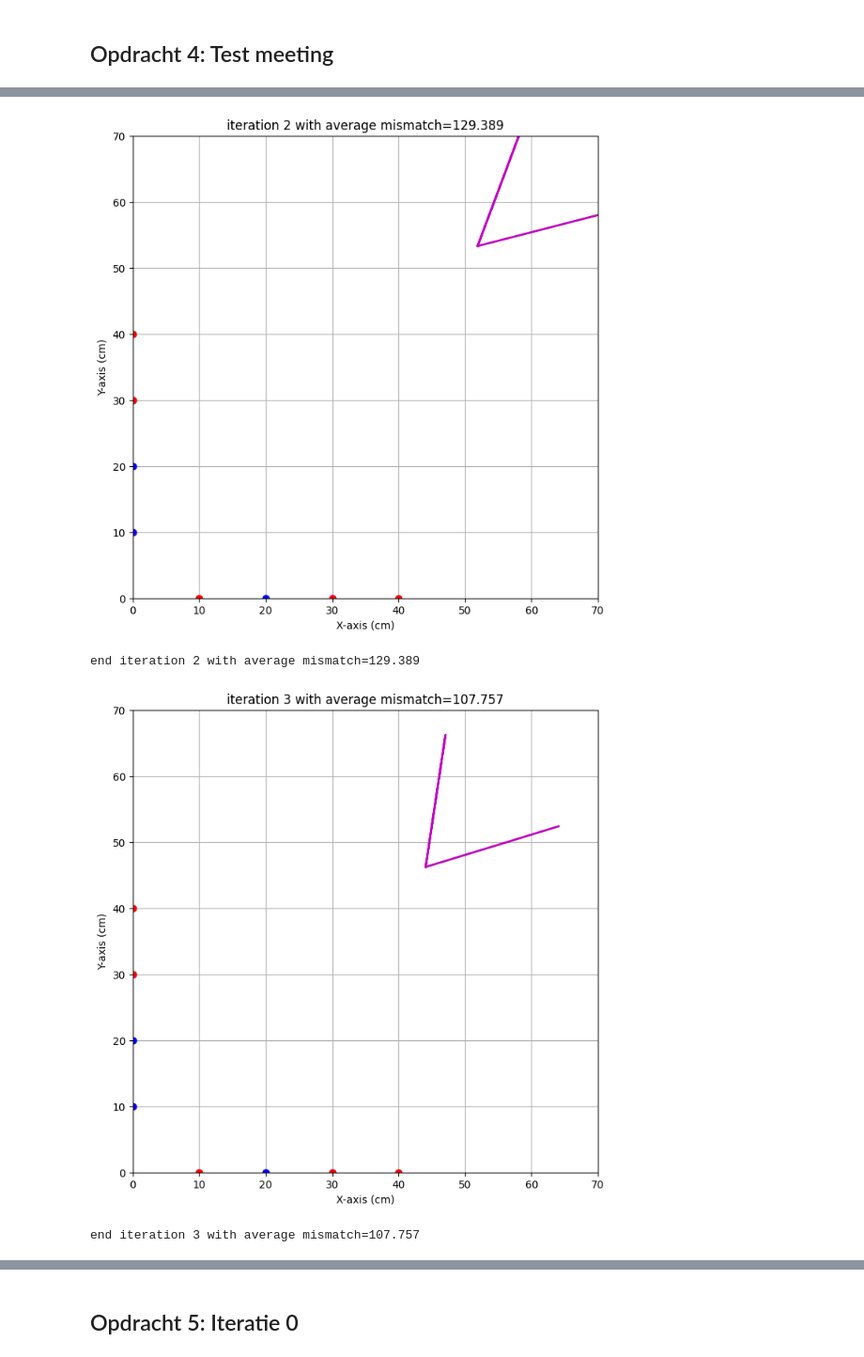
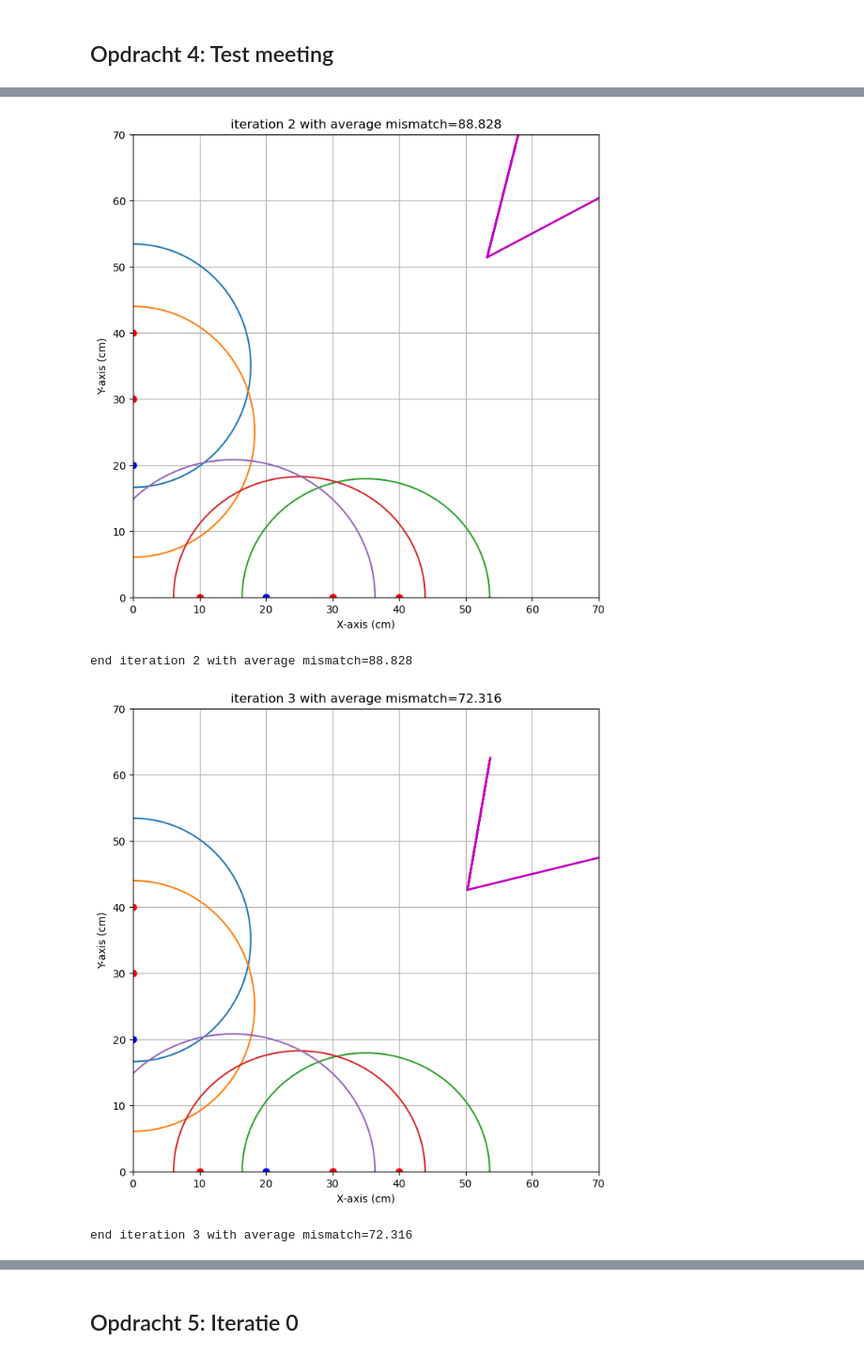
Before and after one commit to beanmachine123/opdrachten-DEF-D, a Jupyter notebook: FysiekeOntwerpopdrachten/4OntwerpEenAlgoritmeEchoAkoestisch/DEFOntwerpopdracht4AlgoritmeInvulTemplate.ipynb, the cells around one changed output, grey strips where cells are left out. Shown at 94% size. Drawn from its saved outputs; the diff is of its cells as text; code cells hidden in the pictures.

Commit message:
nog niet klaar

```diff
--- a/FysiekeOntwerpopdrachten/4OntwerpEenAlgoritmeEchoAkoestisch/DEFOntwerpopdracht4AlgoritmeInvulTemplate.ipynb
+++ b/FysiekeOntwerpopdrachten/4OntwerpEenAlgoritmeEchoAkoestisch/DEFOntwerpopdracht4AlgoritmeInvulTemplate.ipynb
@@ -58,13 +81,13 @@ kalibratie-opstelling groep [nummer]
 
 
 dataSanityCheck = pd.DataFrame(columns=["xs", "ys", "xr", "yr", "R"], data=[
-    [0,40,0,30,1.0],
-    [0,30,0,20,2.0],
-    [0,10,0,20,3.0],
-    [40,0,30,0,4.0],
-    [30,0,20,0,5.0],
-    [10,0,20,0,6.0],
-    [10,0,0,10,7.0]
+    [0,40,0,30,36.80],
+    [0,30,0,20,37.93],
+    #[0,10,0,20,77.71], deze meet niks
+    [40,0,30,0,37.19],
+    [30,0,20,0,37.80],
+    [10,0,20,0,42.75],
+    #[10,0,0,10,150.70]  # ontvanger en bron staan beetje gedraaid, anders geen datapunt gegenereerd door arduino krijgen te gote waars reflecteerd dus niet op papier
     ])
 
 resultaatSanityCheck = imagingDEF.imagingDEF(dataSanityCheck)
@@ -85,4 +106,4 @@ end iteration 1 with average mismatch=145.594
-[figure, old version]
+[figure, new version]
-end iteration 2 with average mismatch=129.389
+end iteration 2 with average mismatch=88.828
-[figure, old version]
+[figure, new version]
-end iteration 3 with average mismatch=107.757
+end iteration 3 with average mismatch=72.316
```
Also changed, not shown: parts of 9 cells of this notebook, 4 other files.
